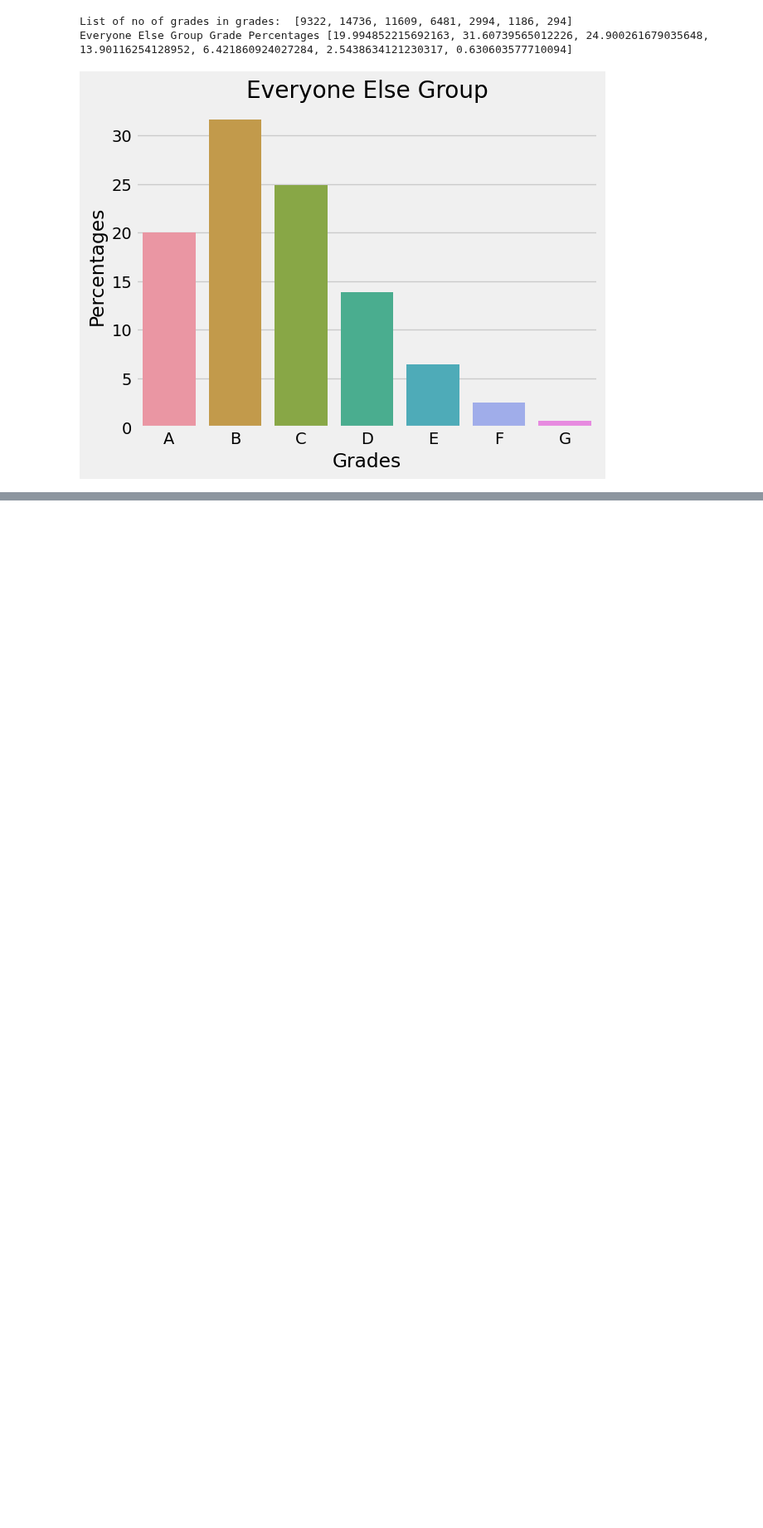
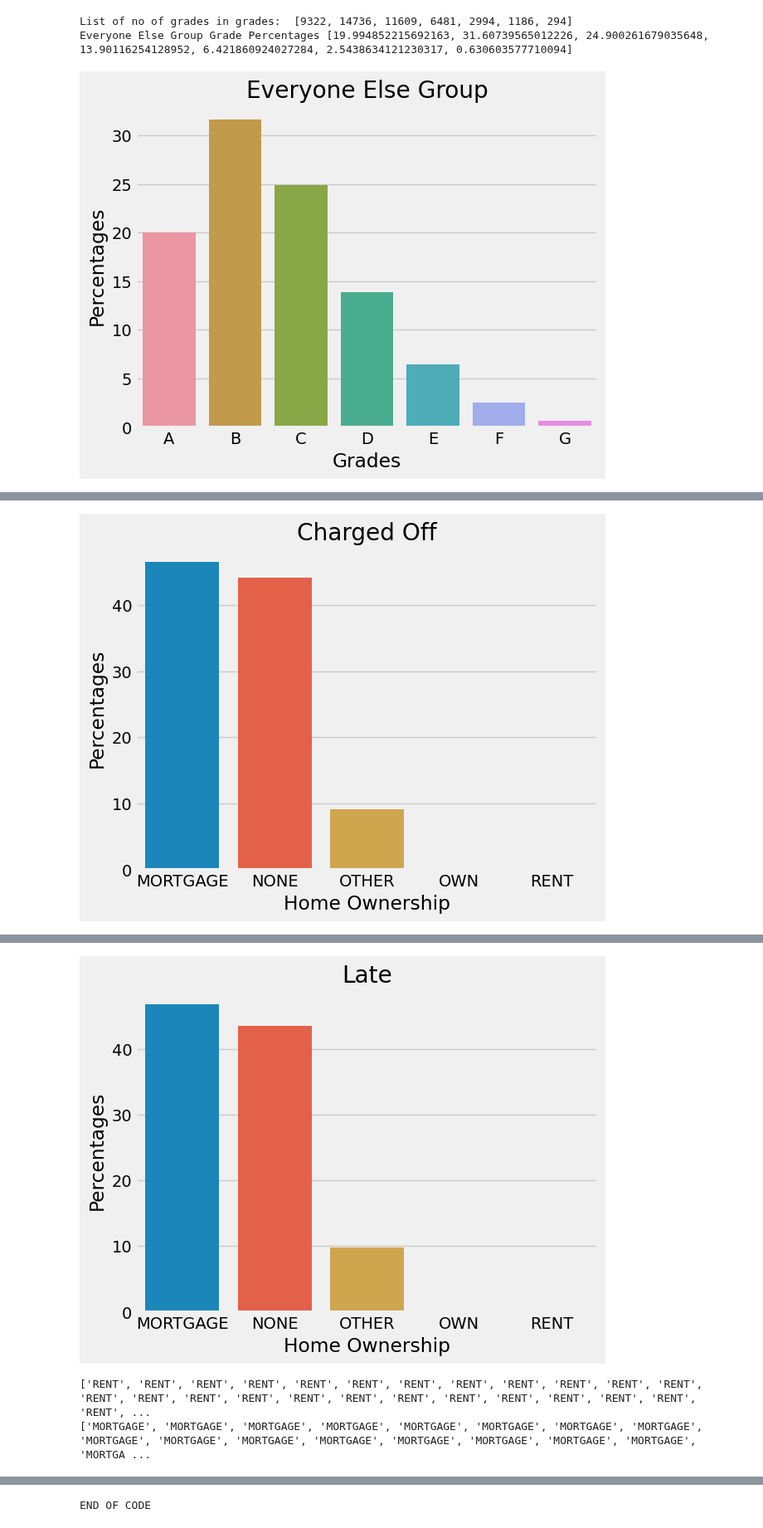
Before and after one commit to Dialga9182/exploratory-data-analysis---customer-loans-in-finance489, a Jupyter notebook: analysis_and_querying5.ipynb, the cells around one changed output, grey strips where cells are left out. Shown at 83% size. Saved outputs shown, nothing was run; the diff lists cells and outputs as text; code cells hidden in the pictures; blank space fills up the shorter version.

Commit message:
Update analysis_and_querying5.ipynb
Task 5 step 3 complete

```diff
--- a/analysis_and_querying5.ipynb
+++ b/analysis_and_querying5.ipynb
@@ -605,0 +591,74 @@ END OF CODE
+# %%
+'''Step 3, Home Ownership:
+#HOME_OWNERSHIP - charged off, are these correlated?
+#HOME_OWNERSHIP - almost charged off, are these correlated?
+#HOME_OWNERSHIP - everyone else, are these correlated?
+'''
+###
+available_home_ownerships =[]
+for i in df_group_charged_off['home_ownership'].unique(): available_home_ownerships.append(i)
+print(available_home_ownerships)
+def milestone_4_task_5_step_3():
+    #
+
+    def get_no_of_home_ownership_X_in_home_ownerships_column(dataframe, specific_home_ownership: str) -> int:
+        list_of_home_ownership_X = []
+        for i in dataframe['home_ownership']: # for element in column 'home_ownership' in group: df_group_charged_off
+            if i == specific_home_ownership: list_of_home_ownership_X.append(i)
+        print(list_of_home_ownership_X)
+        return len(list_of_home_ownership_X)
+
+    def get_list_of_no_of_home_ownerships_in_group(dataframe):
+            no_of_home_ownership_RENT_in_home_ownerships_column = get_no_of_home_ownership_X_in_home_ownerships_column(dataframe, 'RENT')
+            no_of_home_ownership_MORTGAGE_in_home_ownerships_column = get_no_of_home_ownership_X_in_home_ownerships_column(dataframe, 'MORTGAGE')
+            no_of_home_ownership_OWN_in_home_ownerships_column = get_no_of_home_ownership_X_in_home_ownerships_column(dataframe, 'OWN')
+            no_of_home_ownership_OTHER_in_home_ownerships_column = get_no_of_home_ownership_X_in_home_ownerships_column(dataframe, 'OTHER')
+            no_of_home_ownership_NONE_in_home_ownerships_column = get_no_of_home_ownership_X_in_home_ownerships_column(dataframe, 'NONE')
+
+            list_of_no_of_home_ownerships_in_home_ownership = [no_of_home_ownership_RENT_in_home_ownerships_column,
+                                                            no_of_home_ownership_MORTGAGE_in_home_ownerships_column,
+                                                            no_of_home_ownership_OWN_in_home_ownerships_column,
+                                                            no_of_home_ownership_OTHER_in_home_ownerships_column,
+                                                            no_of_home_ownership_NONE_in_home_ownerships_column]
+            print("list_of_no_of_home_ownerships_in_home_ownership", list_of_no_of_home_ownerships_in_home_ownership)
+            return list_of_no_of_home_ownerships_in_home_ownership
+
+    def display_barplot_for_group_HOME_OWNERSHIP(dataframe, title: str, group):
+
+        list_of_no_of_home_ownerships_in_home_ownership = get_list_of_no_of_home_ownerships_in_group(dataframe)
+        list_of_no_of_home_ownerships_in_home_ownership_as_a_percentage_of_group = [((x/len(dataframe))*100) for x in list_of_no_of_home_ownerships_in_home_ownership]
+
+        print("List of no of home_ownership in home_ownerships: ", list_of_no_of_home_ownerships_in_home_ownership)
+        print(f"{group} Group home_ownership Percentages", list_of_no_of_home_ownerships_in_home_ownership_as_a_percentage_of_group)
+
+        def get_list_of_available_home_ownerships(dataframe):
+            """Get a list of the available home_ownerships in the column 'home_ownership' within the dataframe.
+            Generalised to dataframe insert.
+            """
+            dataframe = dataframe
+
+            available_home_ownerships = []
+            for i in dataframe['home_ownership'].unique():
+                available_home_ownerships.append(i)
+            available_home_ownerships_ordered = sorted(available_home_ownerships)
+            return available_home_ownerships_ordered
+        available_home_ownerships_ordered = get_list_of_available_home_ownerships(dataframe)
+        print("available_home_ownerships_ordered", available_home_ownerships_ordered)
+
+        available_home_ownerships_ordered = get_list_of_available_home_ownerships(df_group_charged_off)
+        home_ownerships_and_their_percentages_dictionary = {'Home Ownership': available_home_ownerships_ordered, 'Percentages': list_of_no_of_home_ownerships_in_home_ownership_as_a_percentage_of_group}
+
+        my_dataframe = pd.DataFrame(home_ownerships_and_their_percentages_dictionary, index = [0,1,2,3,4])
+        sns.barplot(x = my_dataframe['Home Ownership'], y = my_dataframe['Percentages'], data=my_dataframe).set_title(title)
+
+        plt.show()
+
+    display_barplot_for_group_HOME_OWNERSHIP(df_group_charged_off, 'Charged Off', group= 'Charged Off')
+    display_barplot_for_group_HOME_OWNERSHIP(df_group_late, 'Late', group= 'Late')
+    display_barplot_for_group_HOME_OWNERSHIP(df_group_everyone_else, 'Everyone Else', group= 'Everyone Else')
+    pass
+milestone_4_task_5_step_3()
+###
+
+print("END OF CODE")
+# %% [output]
@@ -605,0 +675 @@ END OF CODE
+[figure, added]
@@ -605,0 +685,3 @@ END OF CODE
+[figure, added]
+['RENT', 'RENT', 'RENT', 'RENT', 'RENT', 'RENT', 'RENT', 'RENT', 'RENT', 'RENT', 'RENT', 'RENT', 'RENT', 'RENT', 'RENT', 'RENT', 'RENT', 'RENT', 'RENT', 'RENT', 'RENT', 'RENT', 'RENT', 'RENT', 'RENT', ...
+['MORTGAGE', 'MORTGAGE', 'MORTGAGE', 'MORTGAGE', 'MORTGAGE', 'MORTGAGE', 'MORTGAGE', 'MORTGAGE', 'MORTGAGE', 'MORTGAGE', 'MORTGAGE', 'MORTGAGE', 'MORTGAGE', 'MORTGAGE', 'MORTGAGE', 'MORTGAGE', 'MORTGA ...
@@ -605,0 +689 @@ END OF CODE
+END OF CODE
```
Also changed, not shown: parts of 2 cells of this notebook.
